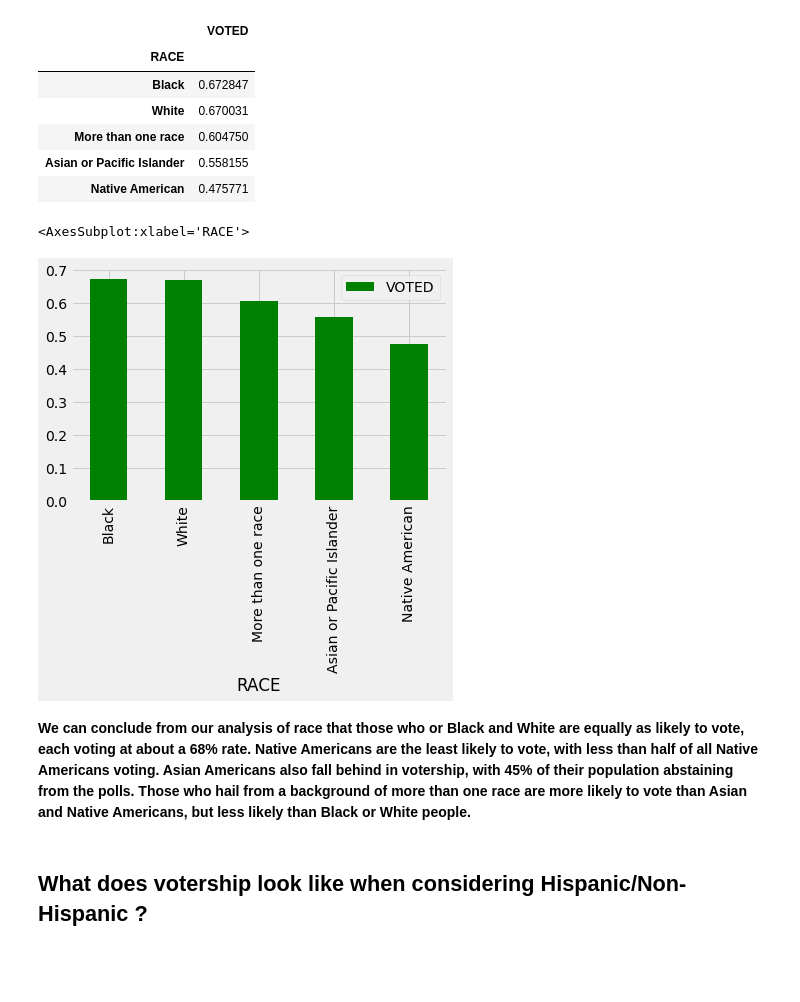
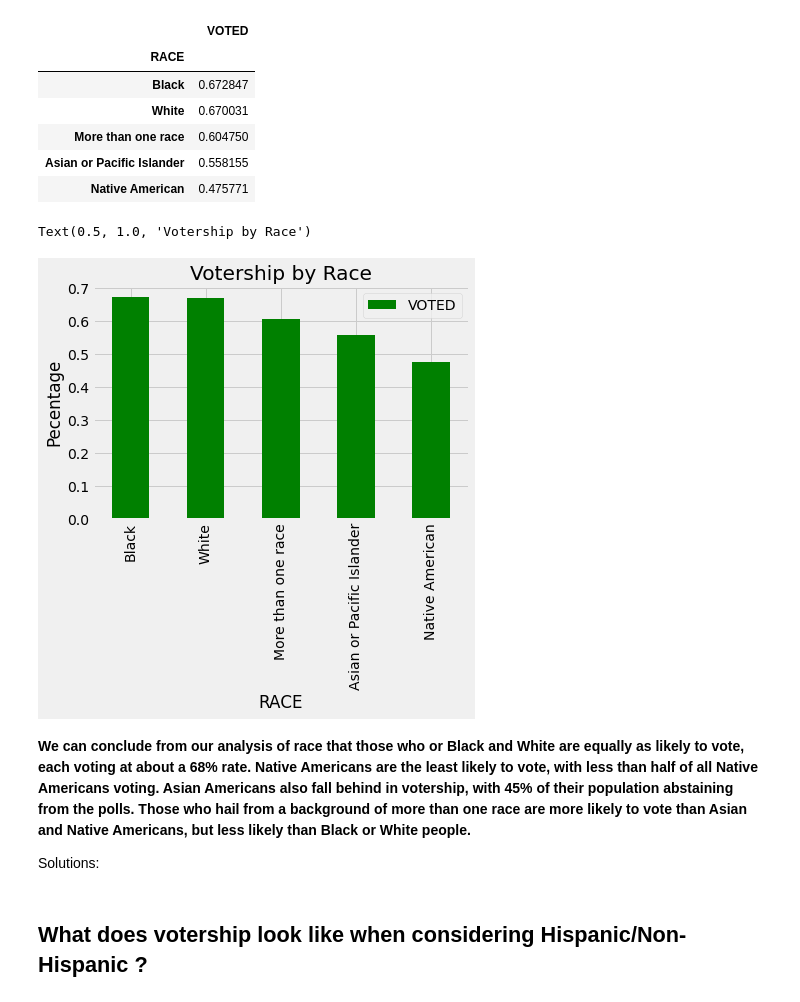
Before and after one commit to mdesilva/Data-Science, a Jupyter notebook: ASA2020FallDataChallenge/Analysis.ipynb, the cells around one changed output. Drawn from its saved outputs; the diff is of its cells as text; code cells hidden in the pictures; blank space fills up the shorter version.

```diff
--- a/ASA2020FallDataChallenge/Analysis.ipynb
+++ b/ASA2020FallDataChallenge/Analysis.ipynb
@@ -179,13 +198,17 @@ raceVotes
 | More than one race | 0.604750 |
 | Asian or Pacific Islander | 0.558155 |
 | Native American | 0.475771 |
-# %%
-raceVotes.plot.bar(color="green")
-# %% [output]
-<AxesSubplot:xlabel='RACE'>
-[figure, removed]
+# %%
+raceVotesGraph = raceVotes.plot.bar(color="green")
+raceVotesGraph.set_ylabel("Pecentage")
+raceVotesGraph.set_title("Votership by Race")
+# %% [output]
+Text(0.5, 1.0, 'Votership by Race')
+[figure, added]
 # %% [markdown]
 **We can conclude from our analysis of race that those who or Black and White are equally as likely to vote, each voting at about a 68% rate. Native Americans are the least likely to vote, with less than half of all Native Americans voting. Asian Americans also fall behind in votership, with 45% of their population abstaining from the polls. Those who hail from a background of more than one race are more likely to vote than Asian and Native Americans, but less likely than Black or White people.**
+
+Solutions:
 # %% [markdown]
 ## What does votership look like when considering Hispanic/Non-Hispanic ?
 # %% [markdown]
```
Also changed, not shown: parts of 21 cells of this notebook, 1 other file.
